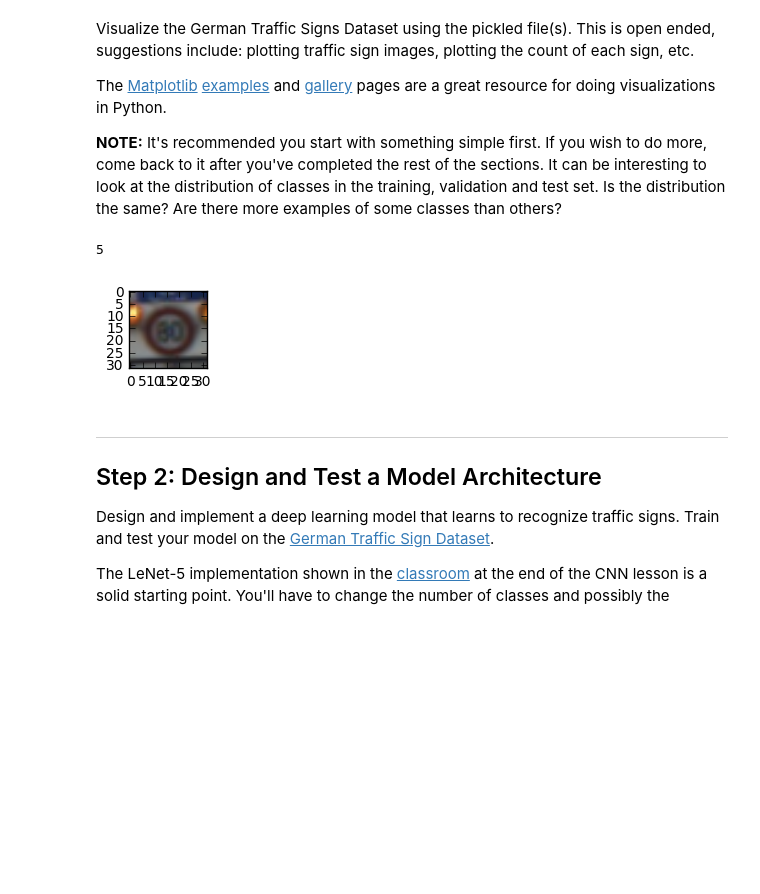
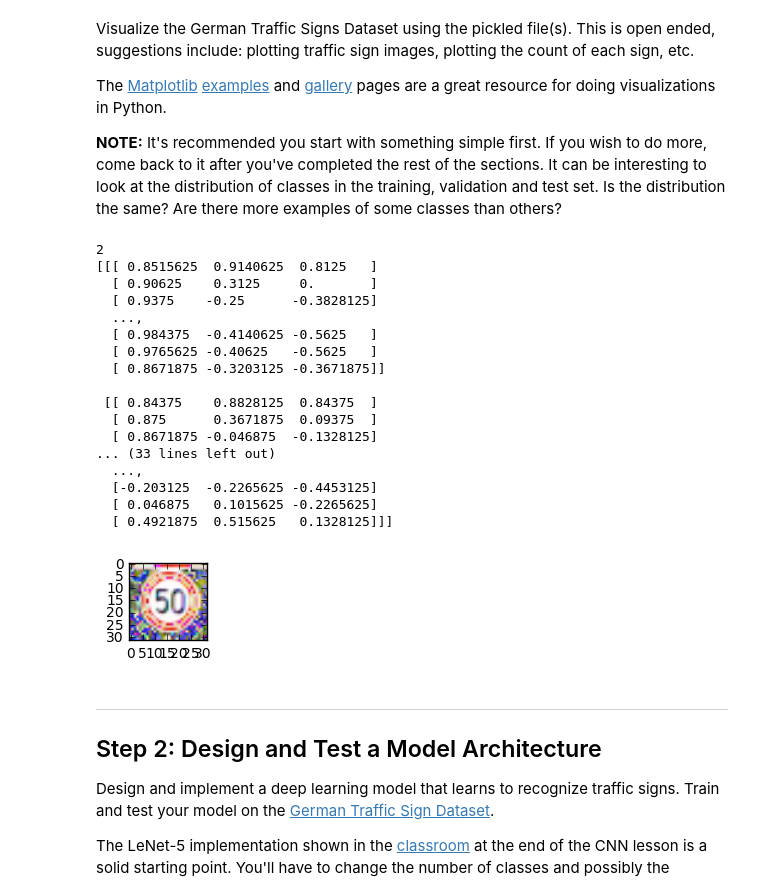
Before and after one commit to igmor/CarND-Traffic-Sign-Classifier-Project, a Jupyter notebook: Traffic_Sign_Classifier.ipynb, the cells around one changed output. Cells and saved outputs as stored; diff of their text form; code cells hidden in the pictures; blank space fills up the shorter version.

```diff
--- a/Traffic_Sign_Classifier.ipynb
+++ b/Traffic_Sign_Classifier.ipynb
@@ -37,7 +37,9 @@ with open(testing_file, mode='rb') as f:
     test = pickle.load(f)
 
 X_train, y_train = train['features'], train['labels']
+X_train = X_train.astype(float)
 X_valid, y_valid = valid['features'], valid['labels']
+X_valid =X_valid.astype(float)
 X_test, y_test = test['features'], test['labels']
 # %% [markdown]
 ---
@@ -93,21 +95,41 @@ The [Matplotlib](http://matplotlib.org/) [examples](http://matplotlib.org/exampl
 # %%
 ### Data exploration visualization code goes here.
 ### Feel free to use as many code cells as needed.
 
 import random
 import numpy as np
 import matplotlib.pyplot as plt
 %matplotlib inline
 
-index = random.randint(0, len(X_train))
-image = X_train[index].squeeze()
+def random_vis():
+    index = random.randint(0, len(X_train))
+    image = X_train[index].squeeze()
 
-plt.figure(figsize=(1,1))
-plt.imshow(image, cmap="gray")
-print(y_train[index])
+    plt.figure(figsize=(1,1))
+    plt.imshow(image, cmap="gray")
+    print(y_train[index])
+    print(X_train[index])
+
+random_vis()
 # %% [output]
-5
+2
+[[[ 0.8515625  0.9140625  0.8125   ]
+  [ 0.90625    0.3125     0.       ]
+  [ 0.9375    -0.25      -0.3828125]
+  ...,
+  [ 0.984375  -0.4140625 -0.5625   ]
+  [ 0.9765625 -0.40625   -0.5625   ]
+  [ 0.8671875 -0.3203125 -0.3671875]]
+
+ [[ 0.84375    0.8828125  0.84375  ]
+  [ 0.875      0.3671875  0.09375  ]
+  [ 0.8671875 -0.046875  -0.1328125]
+... (33 lines left out)
+  ...,
+  [-0.203125  -0.2265625 -0.4453125]
+  [ 0.046875   0.1015625 -0.2265625]
+  [ 0.4921875  0.515625   0.1328125]]]
-[figure, old version]
+[figure, new version]
 # %% [markdown]
 ----
 
```
Also changed, not shown: parts of 4 cells of this notebook.
